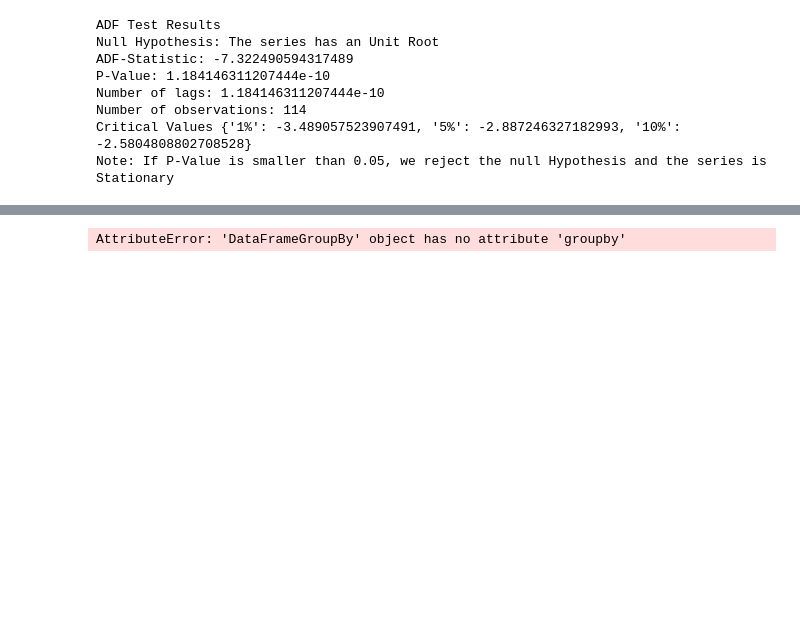
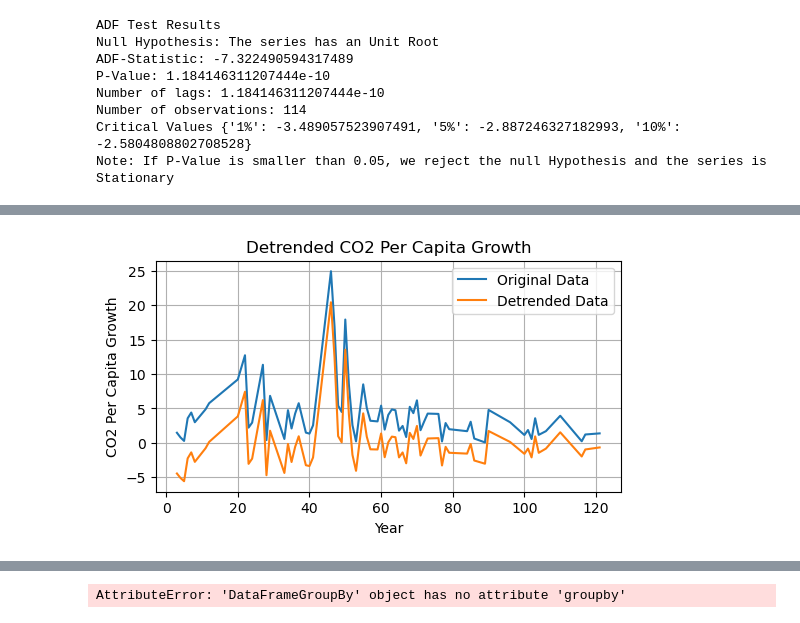
Before and after one commit to L-dos-Santos/final-project, a Jupyter notebook: Final Project.ipynb, the cells around one changed output, grey strips where cells are left out. Cells and saved outputs as stored; diff of their text form; code cells hidden in the pictures; blank space fills up the shorter version.

Commit message:
trend

```diff
--- a/Final Project.ipynb
+++ b/Final Project.ipynb
@@ -341,0 +299,29 @@ ValueError: Input y contains NaN.
+# %%
+from sklearn.linear_model import LinearRegression
+
+mean_by_year_df['co2_per_capita_growth'].interpolate(method='linear', inplace=True)
+
+# Drop rows with missing values
+mean_by_year_df.dropna(inplace=True)
+
+years = mean_by_year_df.index.values.reshape(-1, 1)  # Assuming your index contains the years
+co2_per_capita_growth = mean_by_year_df['co2_per_capita_growth'].values.reshape(-1, 1)
+
+model = LinearRegression()
+model.fit(years, co2_per_capita_growth)
+
+trend_component = model.predict(years)
+detrended_series = co2_per_capita_growth - trend_component
+
+# Plot the original data and the detrended series
+plt.figure(figsize=(6, 3))
+plt.plot(years, co2_per_capita_growth, label='Original Data')
+plt.plot(years, detrended_series, label='Detrended Data')
+plt.title('Detrended CO2 Per Capita Growth')
+plt.xlabel('Year')
+plt.ylabel('CO2 Per Capita Growth')
+plt.legend()
+plt.grid(True)
+plt.show()
+# %% [output]
+[figure, added]
```
Also changed, not shown: parts of 6 cells of this notebook.
